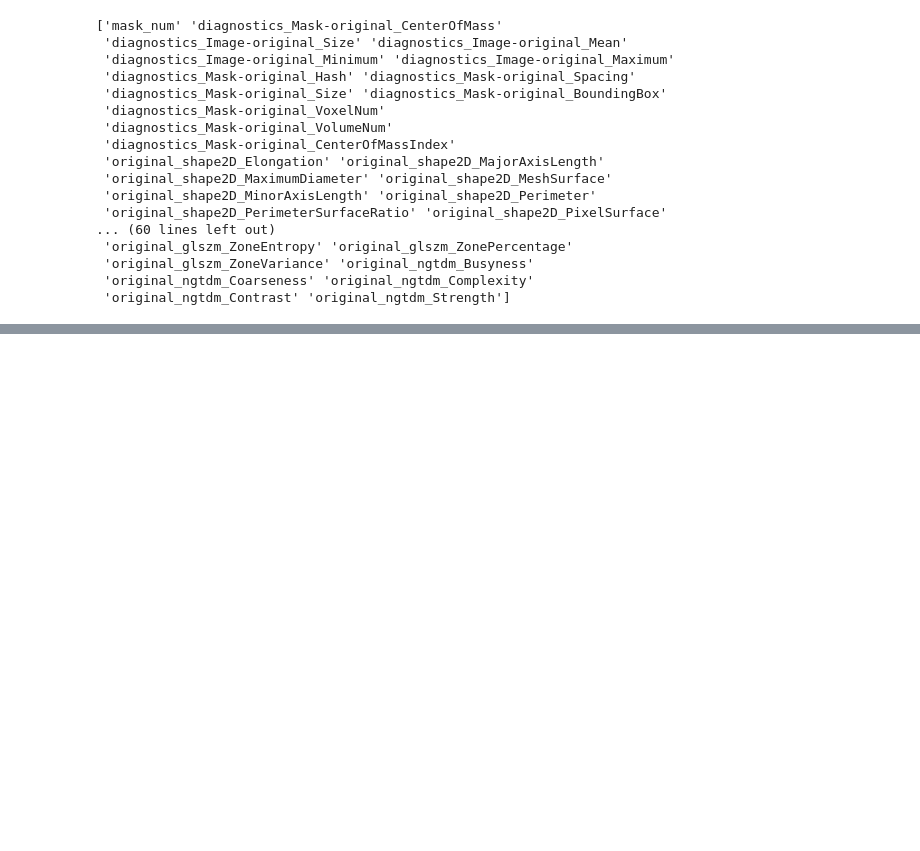
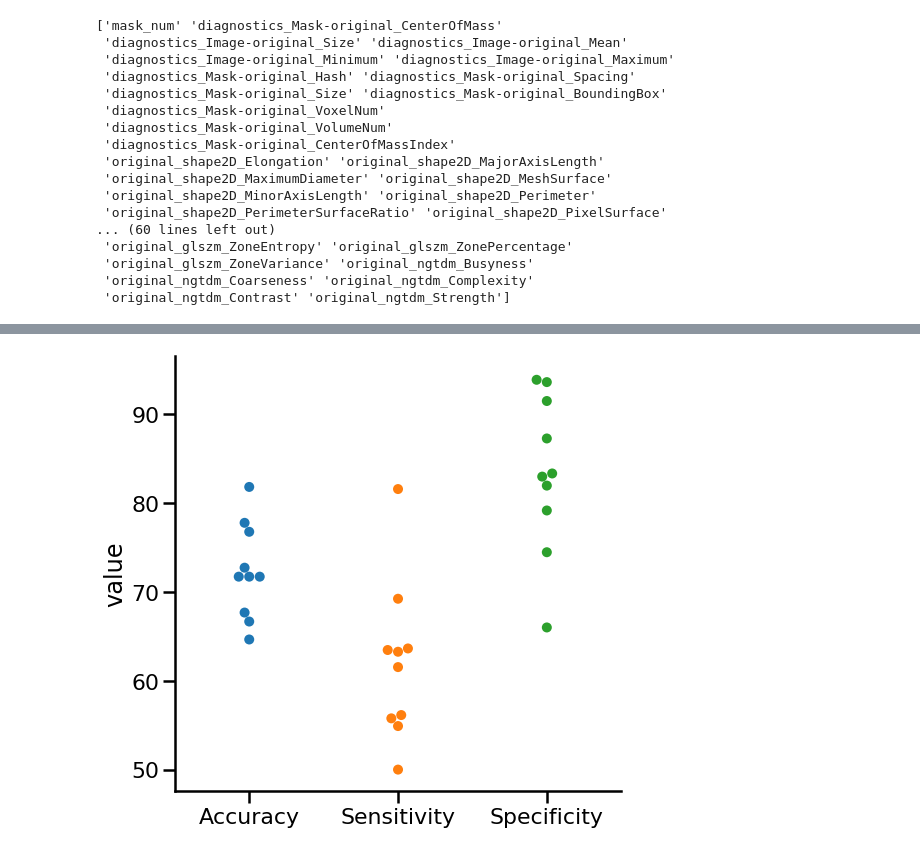
Before and after one commit to tinahuang222/NucleiSegmentation, a Jupyter notebook: cell_graph_analysis/cell_graph_construction.ipynb, the cells around one changed output, grey strips where cells are left out. Saved outputs shown, nothing was run; the diff lists cells and outputs as text; code cells hidden in the pictures; blank space fills up the shorter version.

```diff
--- a/cell_graph_analysis/cell_graph_construction.ipynb
+++ b/cell_graph_analysis/cell_graph_construction.ipynb
@@ -235,0 +347,18 @@ pred.mean().tolist()
+# %%
+perf_df = pd.DataFrame.from_dict(performance_dict)
+perf_df[['Accuracy', 'Sensitivity', 'Specificity']] = perf_df[['Accuracy', 'Sensitivity', 'Specificity']] * 100
+# %%
+fig, ax = plt.subplots(figsize=(8,8))
+sns.set_context('poster')
+melt_df = perf_df[['Accuracy', 'Sensitivity', 'Specificity']].melt(var_name='Metric')
+sns.swarmplot(
+    x='Metric',
+    y='value',
+    data=melt_df,
+    ax=ax,
+    s=10
+)
+ax.set_xlabel('')
+sns.despine()
+# %% [output]
+[figure, added]
```
Also changed, not shown: parts of 17 cells of this notebook.
